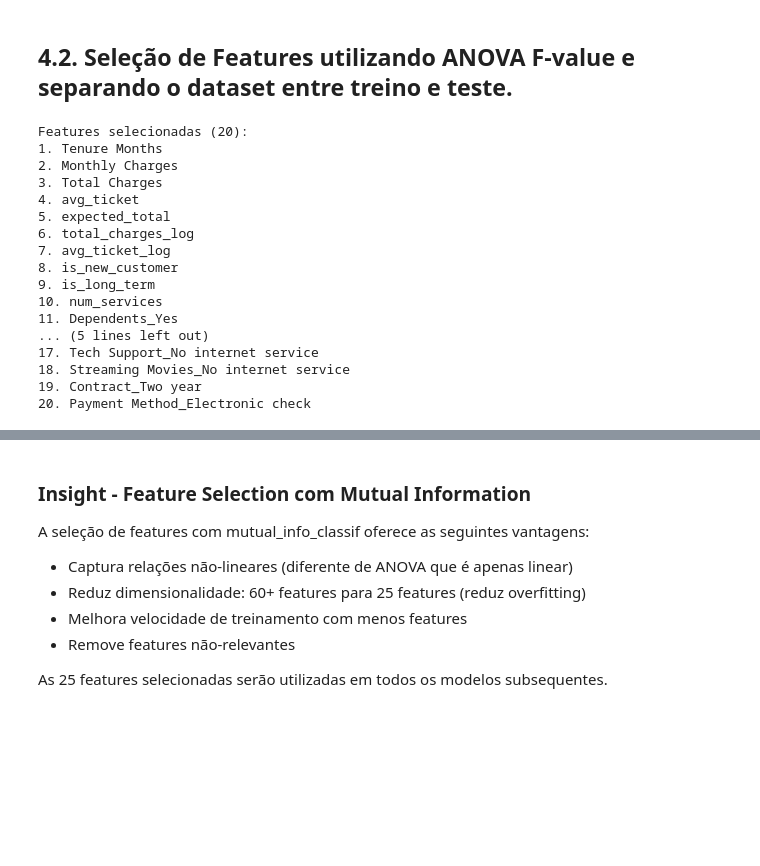
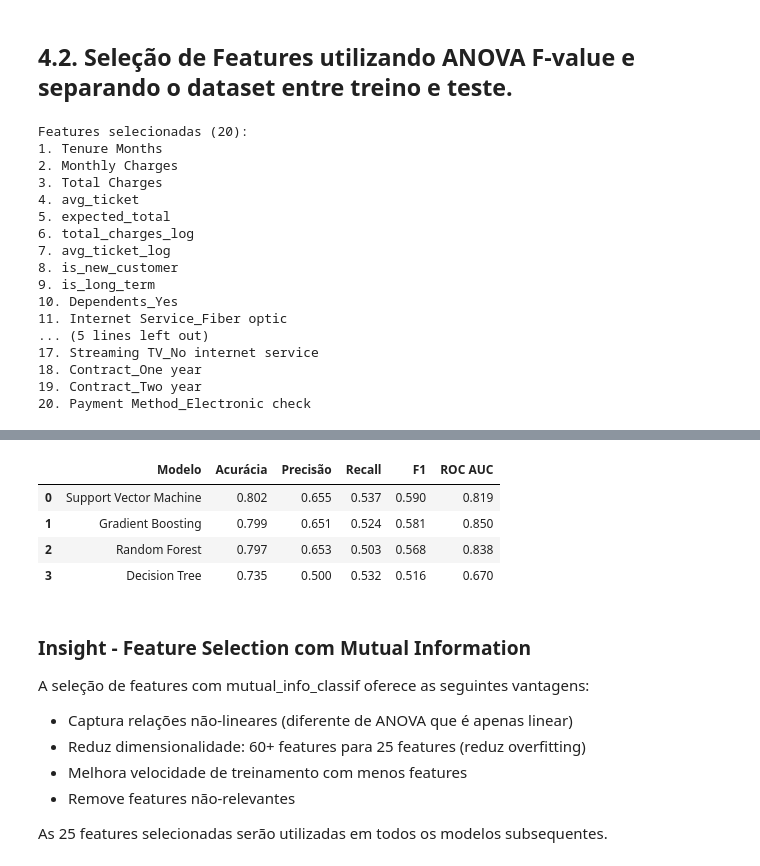
Before and after one commit to fiap-postech-ml-engineering/ml-churn-prediction, a Jupyter notebook: notebooks/02_baselines.ipynb, the cells around one changed output, grey strips where cells are left out. Drawn from its saved outputs; the diff is of its cells as text; code cells hidden in the pictures; blank space fills up the shorter version.

```diff
--- a/notebooks/02_baselines.ipynb
+++ b/notebooks/02_baselines.ipynb
@@ -129,3 +142,16 @@ Shape do dataset: (7043, 23)
+# %%
+categorical_cols = [
+    'Gender', 'Senior Citizen', 'Partner', 'Dependents',
+    'Phone Service', 'Multiple Lines', 'Internet Service',
+    'Online Security', 'Online Backup', 'Device Protection',
+    'Tech Support', 'Streaming TV', 'Streaming Movies',
+    'Contract', 'Paperless Billing', 'Payment Method'
+]
+
+df_encoded = pd.get_dummies(df_clean, columns=categorical_cols, drop_first=True)
+
+print(f"Shape após one-hot encoding: {df_encoded.shape}")
+df_encoded.head()
 # %% [markdown]
 # 2. Funções Auxiliares
 # %% [markdown]
@@ -288,7 +314,7 @@ def prepare_data(df, use_fe=False, return_df=False):
     bool_cols = df_encoded.select_dtypes(include='bool').columns
     df_encoded[bool_cols] = df_encoded[bool_cols].astype(int)
 
-    X = df_encoded.drop(columns=['target', 'CLTV'])
+    X = df_encoded.drop(columns=['target'])
     y = df_encoded['target']
 
     if return_df:
@@ -485,10 +511,10 @@ Features selecionadas (20):
 7. avg_ticket_log
 8. is_new_customer
 9. is_long_term
-10. num_services
-11. Dependents_Yes
+10. Dependents_Yes
+11. Internet Service_Fiber optic
 ... (5 lines left out)
-17. Tech Support_No internet service
-18. Streaming Movies_No internet service
+17. Streaming TV_No internet service
+18. Contract_One year
 19. Contract_Two year
 20. Payment Method_Electronic check
@@ -494,0 +544,51 @@ Features selecionadas (20):
+# %%
+# Comparação inicial entre diferentes algoritmos de classificação
+model_configs = {
+    "Decision Tree": DecisionTreeClassifier(random_state=42),
+    "Random Forest": RandomForestClassifier(random_state=42),
+    "Support Vector Machine": SVC(kernel="rbf", probability=True, random_state=42),
+    "Gradient Boosting": GradientBoostingClassifier(random_state=42),
+}
+
+trained_models = {}
+results = []
+
+for model_name, estimator in model_configs.items():
+    steps = []
+    if model_name == "Support Vector Machine":
+        steps.append(("scaler", StandardScaler()))
+    steps.append(("model", estimator))
+    pipeline = Pipeline(steps)
+    pipeline.fit(X_train_fe, y_train_fe)
+    y_pred = pipeline.predict(X_test_fe)
+
+    accuracy = accuracy_score(y_test_fe, y_pred)
+    precision = precision_score(y_test_fe, y_pred)
+    recall = recall_score(y_test_fe, y_pred)
+    f1 = f1_score(y_test_fe, y_pred)
+    roc_auc = np.nan
+    if hasattr(pipeline, "predict_proba"):
+        y_proba = pipeline.predict_proba(X_test_fe)[:, 1]
+        roc_auc = roc_auc_score(y_test_fe, y_proba)
+    elif hasattr(pipeline, "decision_function"):
+        y_scores = pipeline.decision_function(X_test_fe)
+        roc_auc = roc_auc_score(y_test_fe, y_scores)
+
+    print(f"=== {model_name} ===")
+    print(f"Acurácia no conjunto de teste: {accuracy:.3f}")
+    print(classification_report(y_test_fe, y_pred, target_names=["Sem CHURN", "Com CHURN"]))
+    print("-" * 70)
+
+    trained_models[model_name] = pipeline
+    results.append({
+        "Modelo": model_name,
+        "Acurácia": accuracy,
+        "Precisão": precision,
+        "Recall": recall,
+        "F1": f1,
+        "ROC AUC": roc_auc,
+    })
+
+results_df = pd.DataFrame(results)
+results_df.sort_values(by="Acurácia", ascending=False).reset_index(drop=True).round(3)
+# %% [output]
@@ -495,3 +612,8 @@ Features selecionadas (20):
+|  | Modelo | Acurácia | Precisão | Recall | F1 | ROC AUC |
+| 0 | Support Vector Machine | 0.802 | 0.655 | 0.537 | 0.590 | 0.819 |
+| 1 | Gradient Boosting | 0.799 | 0.651 | 0.524 | 0.581 | 0.850 |
+| 2 | Random Forest | 0.797 | 0.653 | 0.503 | 0.568 | 0.838 |
+| 3 | Decision Tree | 0.735 | 0.500 | 0.532 | 0.516 | 0.670 |
 # %% [markdown]
 ### Insight - Feature Selection com Mutual Information
 
```
Also changed, not shown: parts of 8 cells of this notebook, 2 other files.
